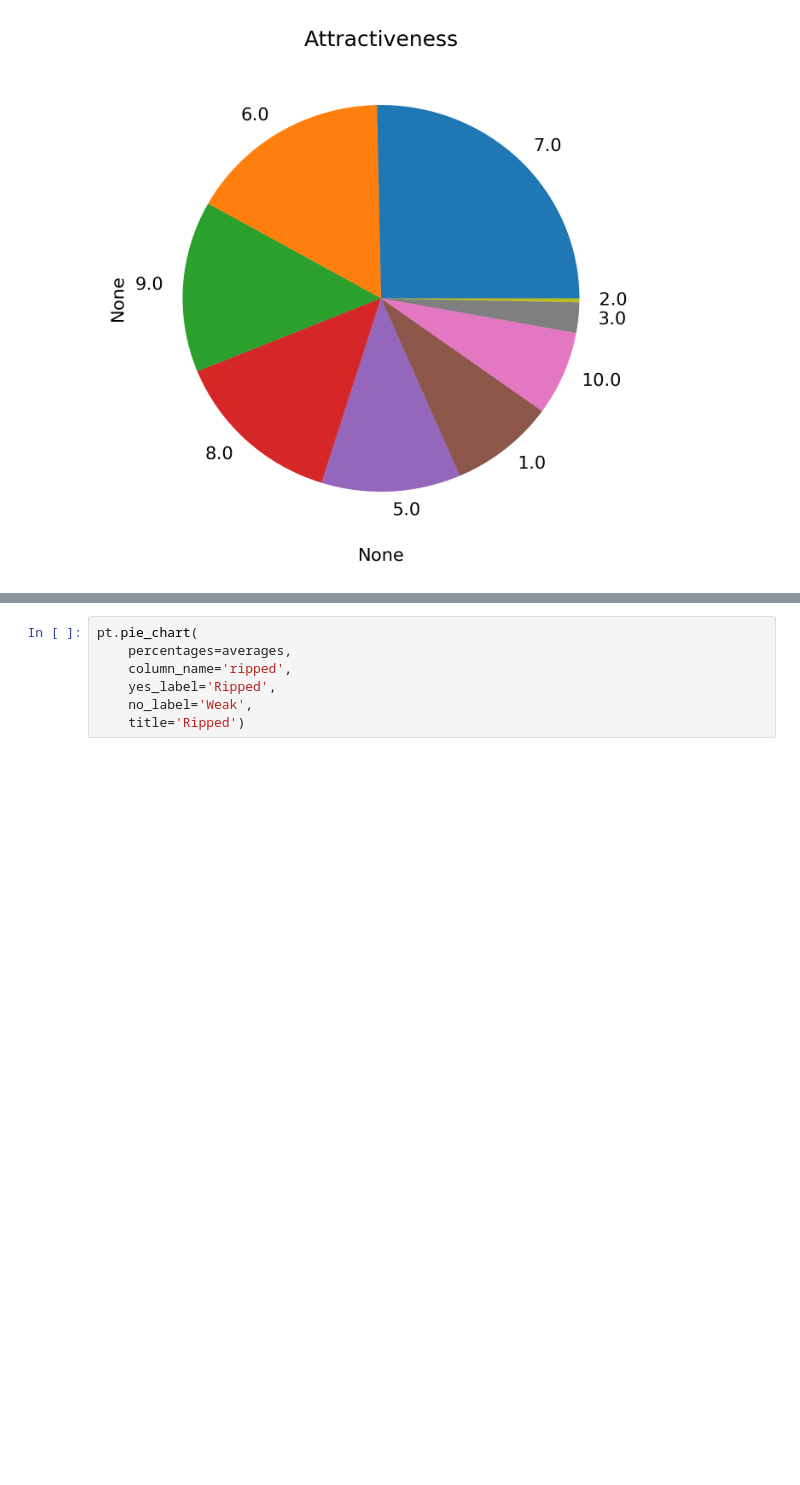
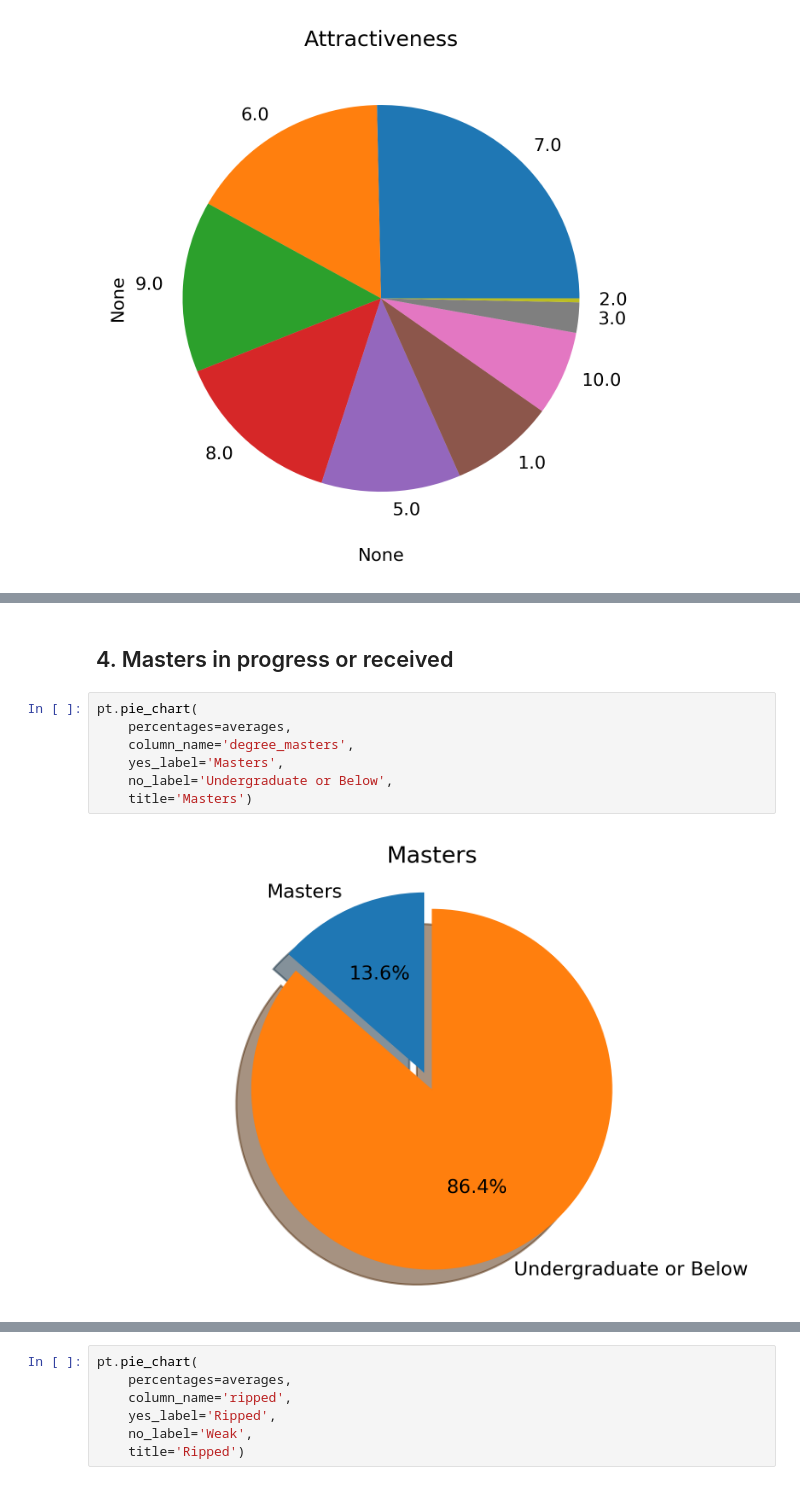
Before and after one commit to simonfong6/ECE-143-Team-6, a Jupyter notebook: Data-analysis.ipynb, the cells around one changed output, grey strips where cells are left out. Drawn from its saved outputs; the diff is of its cells as text; blank space fills up the shorter version.

```diff
--- a/Data-analysis.ipynb
+++ b/Data-analysis.ipynb
@@ -236,0 +261,11 @@ pt.graph_labels('Attractiveness')
+# %% [markdown]
+## 4. Masters in progress or received
+# %%
+pt.pie_chart(
+    percentages=averages,
+    column_name='degree_masters',
+    yes_label='Masters',
+    no_label='Undergraduate or Below',
+    title='Masters')
+# %% [output]
+[figure, added]
```
Also changed, not shown: parts of 18 cells of this notebook.
